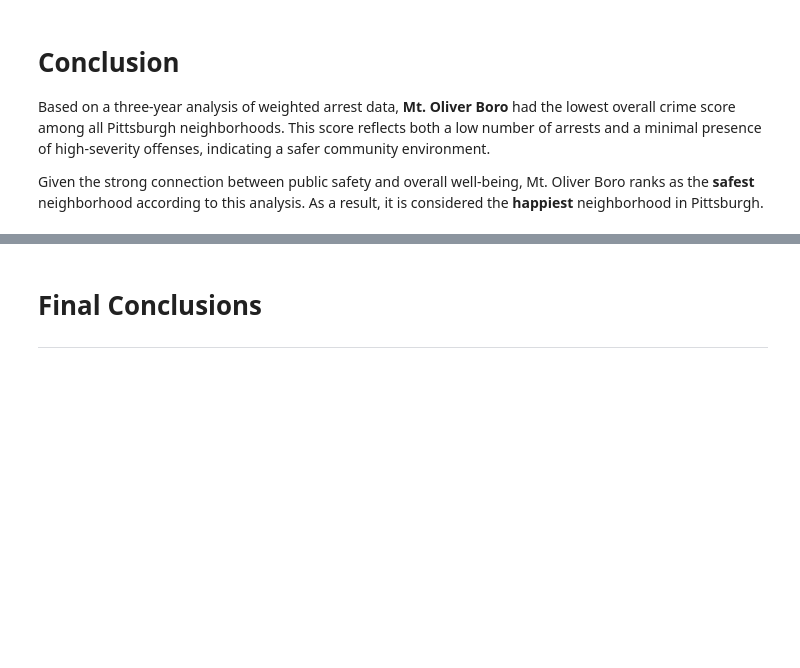
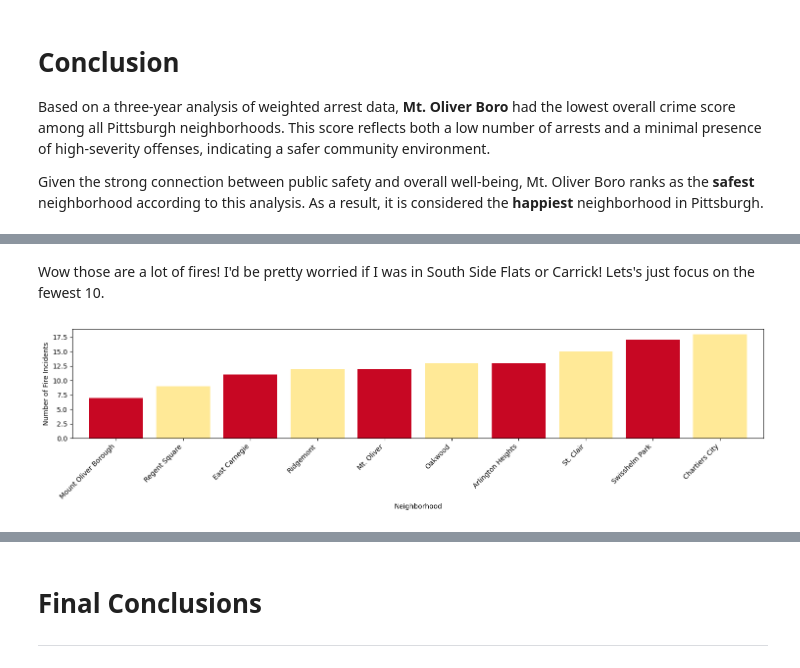
Before and after one commit to sqdemas/big-ideas-final, a Jupyter notebook: Final.ipynb, the cells around one changed output, grey strips where cells are left out. Saved outputs shown, nothing was run; the diff lists cells and outputs as text; code cells hidden in the pictures; blank space fills up the shorter version.

```diff
--- a/Final.ipynb
+++ b/Final.ipynb
@@ -312,0 +331,13 @@ Given the strong connection between public safety and overall well-being, Mt. Ol
+# %% [markdown]
+Wow those are a lot of fires! I'd be pretty worried if I was in South Side Flats or Carrick! Lets's just focus on the fewest 10.
+# %%
+fires = data['neighborhood'].value_counts().sort_values(ascending=True).head(10)
+colors = ['#C70723' if i % 2 == 0 else '#FFE997' for i in range(len(fires))]
+fires.plot(kind='bar', color=colors, figsize=(15, 4), width=0.8)
+plt.xlabel("Neighborhood")
+plt.ylabel("Number of Fire Incidents")
+plt.xticks(rotation=45, ha='right')
+plt.tight_layout()
+plt.show()
+# %% [output]
+[figure, added]
```
Also changed, not shown: parts of 9 cells of this notebook.
